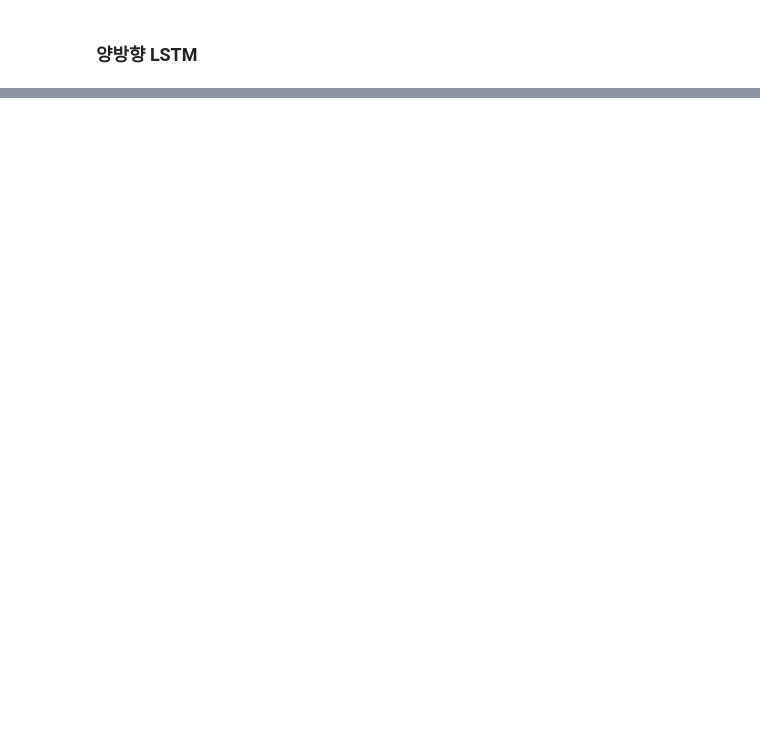
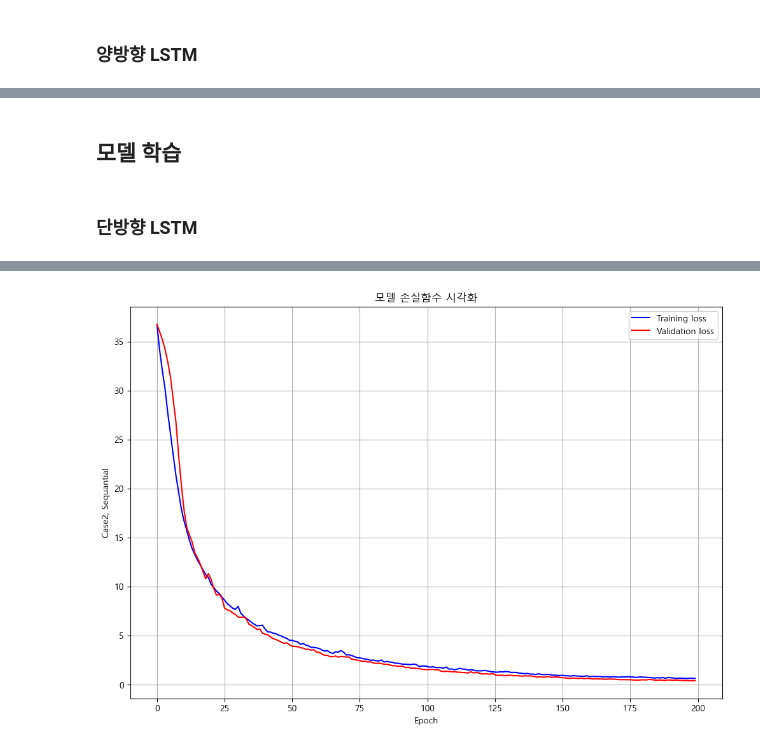
Before and after one commit to LeeShawnhun/sealab_contest, a Jupyter notebook: main.ipynb, the cells around one changed output, grey strips where cells are left out. Saved outputs shown, nothing was run; the diff lists cells and outputs as text; code cells hidden in the pictures; blank space fills up the shorter version.

```diff
--- a/main.ipynb
+++ b/main.ipynb
@@ -577,0 +557,70 @@ array([[76.56384 , 76.395226, 76.02375 , 76.573746, 77.88086 , 79.288506,
+# %%
+BUFFER_SIZE = 100
+
+train_data_multi = tf.data.Dataset.from_tensor_slices((x_train_multi, y_train_multi))
+
+train_data_multi = train_data_multi.cache().shuffle(BUFFER_SIZE).batch(BATCH_SIZE).repeat()
+
+val_data_multi = tf.data.Dataset.from_tensor_slices((x_val_multi, y_val_multi))
+val_data_multi = val_data_multi.batch(BATCH_SIZE).repeat()
+# %% [markdown]
+## 모델 학습
+# %% [markdown]
+### 단방향 LSTM
+# %%
+from tensorflow.keras.optimizers import RMSprop, Adam
+from tensorflow.keras.callbacks import EarlyStopping, ReduceLROnPlateau
+from tensorflow.keras.models import Sequential
+from tensorflow.keras.layers import LSTM, Dropout, Dense, BatchNormalization
+from tensorflow.keras.regularizers import l1_l2
+
+initial_lr = 0.0005
+
+optimizer = Adam(learning_rate=initial_lr)
+# optimizer = RMSprop(learning_rate=initial_lr, clipvalue=1.0)
+
+# 학습률 재시작
+lr_restart = ReduceLROnPlateau(monitor='val_loss', factor=0.5, patience=5, verbose=1, min_lr=1e-6)
+
+# EarlyStopping
+early_stop = EarlyStopping(monitor='val_loss', patience=20, restore_best_weights=True)
+
+case2_lstm_uni = Sequential()
+
+case2_lstm_uni.add(LSTM(128, return_sequences=True,
+                          kernel_regularizer=l1_l2(l1=0.005, l2=0.005),
+                          bias_regularizer=l1_l2(l1=0.005, l2=0.005),
+                          input_shape=x_train_multi.shape[-2:]))
+case2_lstm_uni.add(BatchNormalization())
+case2_lstm_uni.add(Dropout(0.3))
+
+case2_lstm_uni.add(LSTM(64, return_sequences=True,
+                          kernel_regularizer=l1_l2(l1=0.005, l2=0.005),
+                          bias_regularizer=l1_l2(l1=0.005, l2=0.005)))
+case2_lstm_uni.add(BatchNormalization())
+case2_lstm_uni.add(Dropout(0.3))
+
+case2_lstm_uni.add(LSTM(32, activation='relu',
+                          kernel_regularizer=l1_l2(l1=0.005, l2=0.005),
+                          bias_regularizer=l1_l2(l1=0.005, l2=0.005)))
+case2_lstm_uni.add(BatchNormalization())
+case2_lstm_uni.add(Dropout(0.3))
+
+case2_lstm_uni.add(Dense(24, activation='relu'))
+case2_lstm_uni.add(Dense(12))
+
+case2_lstm_uni.compile(optimizer=optimizer, loss='mse')
+
+case2_lstm_uni_history = case2_lstm_uni.fit(
+    train_data_multi,
+    epochs = EPOCHS,
+    steps_per_epoch = x_train_multi.shape[0] // BATCH_SIZE,
+    validation_data = val_data_multi,
+    validation_steps = x_val_multi.shape[0] // BATCH_SIZE,
+    callbacks=[
+        lr_restart,
+        early_stop
+    ])
+
+plot_train_history(case2_lstm_uni_history, "Case2, Sequantial")
+# %% [output]
@@ -577,0 +644 @@ array([[76.56384 , 76.395226, 76.02375 , 76.573746, 77.88086 , 79.288506,
+[figure, added]
```
Also changed, not shown: parts of 51 cells of this notebook.
